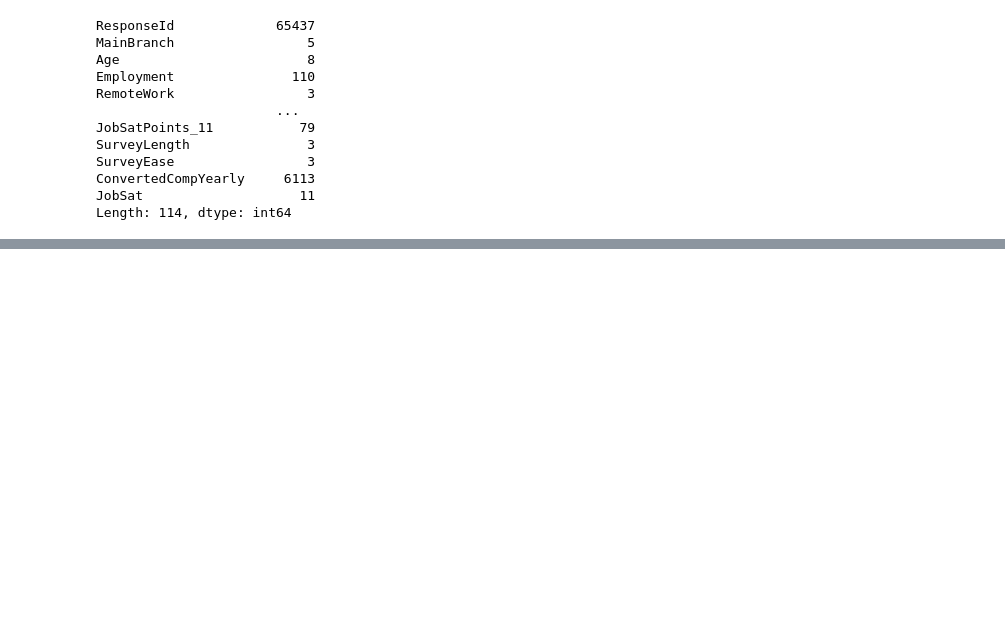
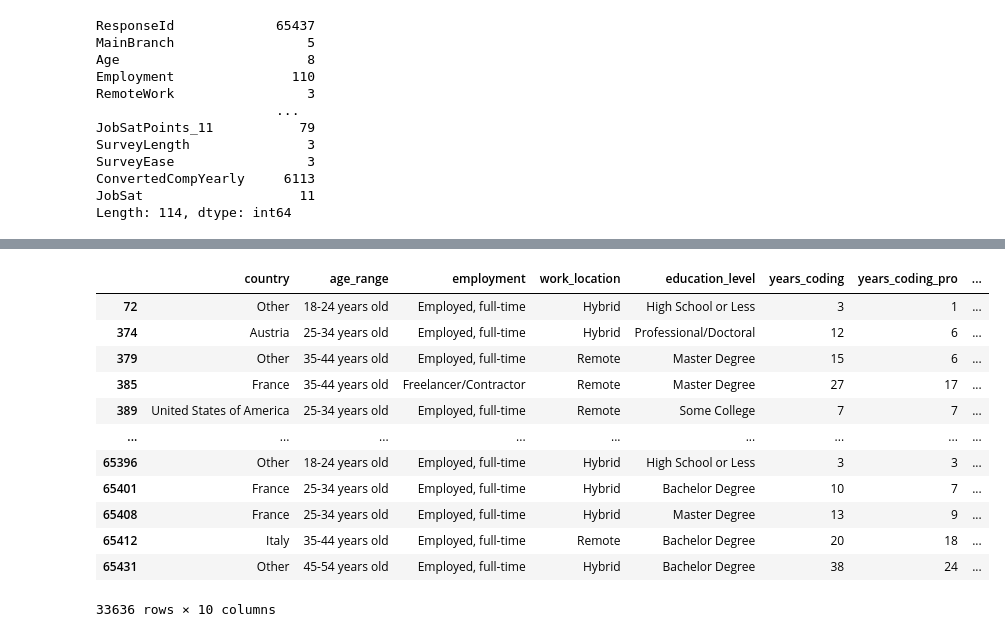
Before and after one commit to philippe2023/salary-predictor-ml, a Jupyter notebook: notebooks/workbook_1.ipynb, the cells around one changed output, grey strips where cells are left out. Drawn from its saved outputs; the diff is of its cells as text; code cells hidden in the pictures; blank space fills up the shorter version.

```diff
--- a/notebooks/workbook_1.ipynb
+++ b/notebooks/workbook_1.ipynb
@@ -195,0 +335,4 @@ array([nan, 'Austria', 'France', 'United States of America',
+# %%
+# Apply the function to the education_level column
+df_24['education_level'] = df_24['education_level'].apply(simplify_education_level)
+print(df_24['education_level'].value_counts())
@@ -195,0 +368,7 @@ array([nan, 'Austria', 'France', 'United States of America',
+# %%
+# Replace 'More than 50 years' with 50 and 'Less than 1 year' with 1
+df_24['years_coding'] = df_24['years_coding'].replace({'More than 50 years': '50','Less than 1 year': '1'})
+
+# check
+print(df_24['years_coding'].value_counts())
+print(df_24['years_coding'].unique())
@@ -195,0 +393,4 @@ array([nan, 'Austria', 'France', 'United States of America',
+# %%
+df_24['years_coding'] = df_24['years_coding'].replace(['1', 1], '1')
+df_24['years_coding'] = df_24['years_coding'].replace(['50', 50], '50')
+print(df_24['years_coding'].value_counts())
@@ -195,0 +438,7 @@ array([nan, 'Austria', 'France', 'United States of America',
+# %%
+# Replace 'More than 50 years' with 50 and 'Less than 1 year' with 1
+df_24['years_coding_pro'] = df_24['years_coding_pro'].replace({'More than 50 years': '50','Less than 1 year': '1'})
+
+# check
+print(df_24['years_coding_pro'].value_counts())
+print(df_24['years_coding_pro'].unique())
@@ -195,0 +463,16 @@ array([nan, 'Austria', 'France', 'United States of America',
+# %%
+display(df_24)
+# %% [output]
+|  | country | age_range | employment | work_location | education_level | years_coding | years_coding_pro | ... |
+| 72 | Other | 18-24 years old | Employed, full-time | Hybrid | High School or Less | 3 | 1 | ... |
+| 374 | Austria | 25-34 years old | Employed, full-time | Hybrid | Professional/Doctoral | 12 | 6 | ... |
+| 379 | Other | 35-44 years old | Employed, full-time | Remote | Master Degree | 15 | 6 | ... |
+| 385 | France | 35-44 years old | Freelancer/Contractor | Remote | Master Degree | 27 | 17 | ... |
+| 389 | United States of America | 25-34 years old | Employed, full-time | Remote | Some College | 7 | 7 | ... |
+| ... | ... | ... | ... | ... | ... | ... | ... | ... |
+| 65396 | Other | 18-24 years old | Employed, full-time | Hybrid | High School or Less | 3 | 3 | ... |
+| 65401 | France | 25-34 years old | Employed, full-time | Hybrid | Bachelor Degree | 10 | 7 | ... |
+| 65408 | France | 25-34 years old | Employed, full-time | Hybrid | Master Degree | 13 | 9 | ... |
+| 65412 | Italy | 35-44 years old | Employed, full-time | Remote | Bachelor Degree | 20 | 18 | ... |
+| 65431 | Other | 45-54 years old | Employed, full-time | Hybrid | Bachelor Degree | 38 | 24 | ... |
+33636 rows × 10 columns
```
Also changed, not shown: parts of 24 cells of this notebook, 1 other file.
